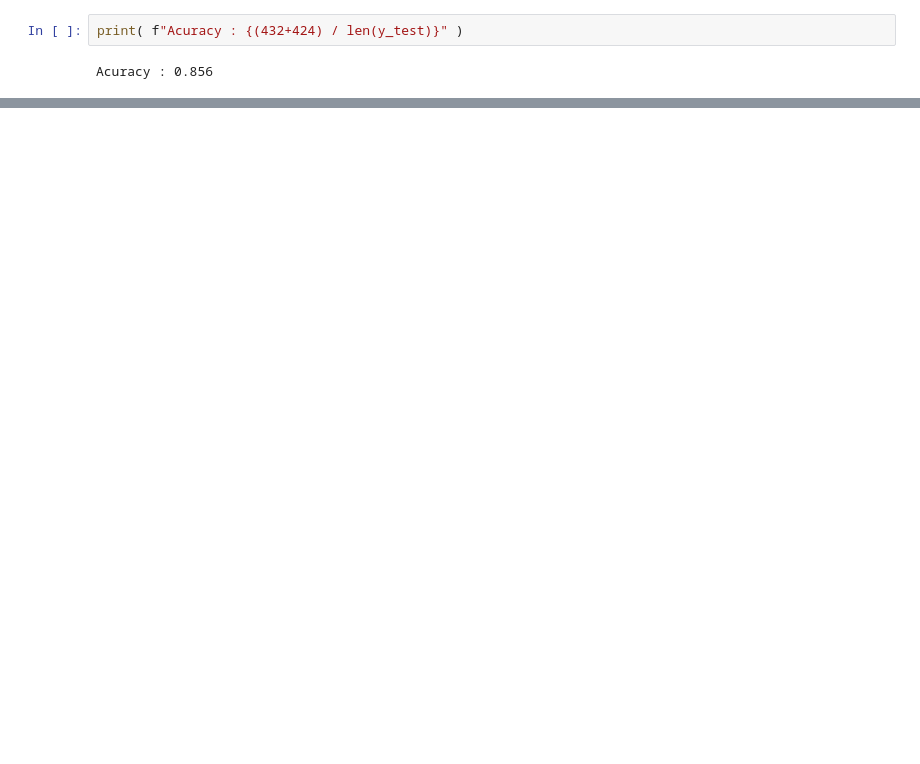
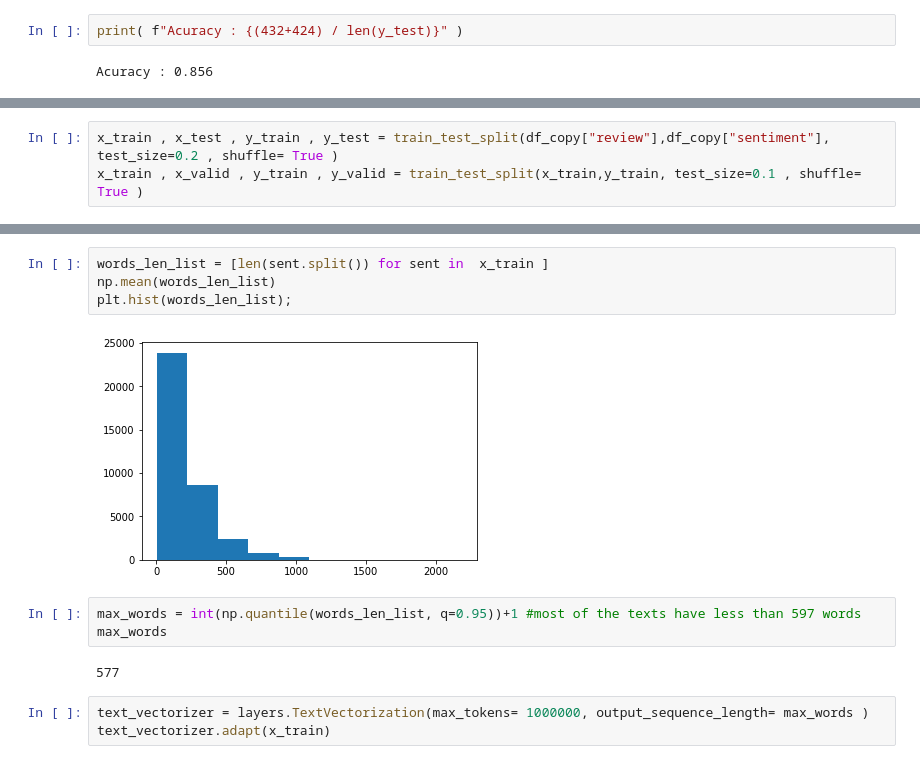
Before and after one commit to MahmutAtia/Kaggle-Projects, a Jupyter notebook: Sentiment analysis Fellowship AI.ipynb, the cells around one changed output, grey strips where cells are left out. Drawn from its saved outputs; the diff is of its cells as text; blank space fills up the shorter version.

```diff
--- a/Sentiment analysis Fellowship AI.ipynb
+++ b/Sentiment analysis Fellowship AI.ipynb
@@ -866,0 +945,3 @@ dl_model1 = tf.keras.models.load_model("/content/Experimentsconv1d")
+# %%
+x_train , x_test , y_train , y_test = train_test_split(df_copy["review"],df_copy["sentiment"], test_size=0.2 , shuffle= True )
+x_train , x_valid , y_train , y_valid = train_test_split(x_train,y_train, test_size=0.1 , shuffle= True )
@@ -866,0 +965,14 @@ dl_model1 = tf.keras.models.load_model("/content/Experimentsconv1d")
+# %%
+words_len_list = [len(sent.split()) for sent in  x_train ]
+np.mean(words_len_list)
+plt.hist(words_len_list);
+# %% [output]
+[figure, added]
+# %%
+max_words = int(np.quantile(words_len_list, q=0.95))+1 #most of the texts have less than 597 words
+max_words
+# %% [output]
+577
+# %%
+text_vectorizer = layers.TextVectorization(max_tokens= 1000000, output_sequence_length= max_words )
+text_vectorizer.adapt(x_train)
```
Also changed, not shown: parts of 50 cells of this notebook, 1 other file.
